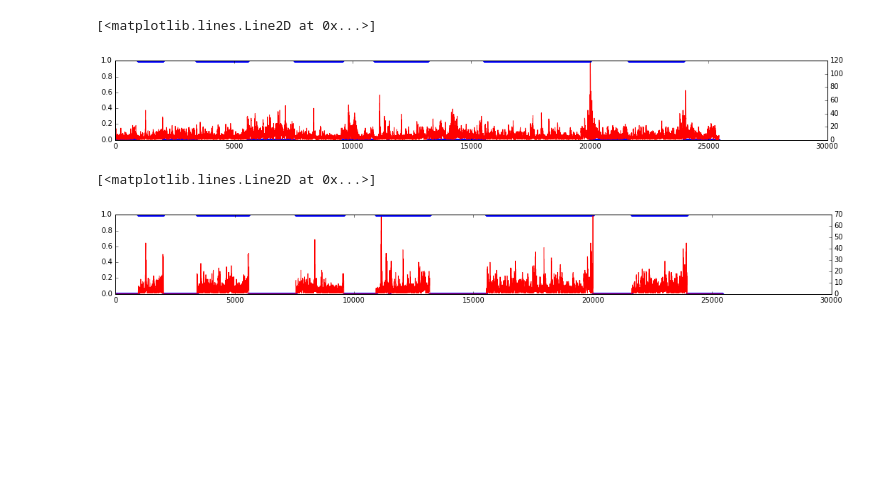
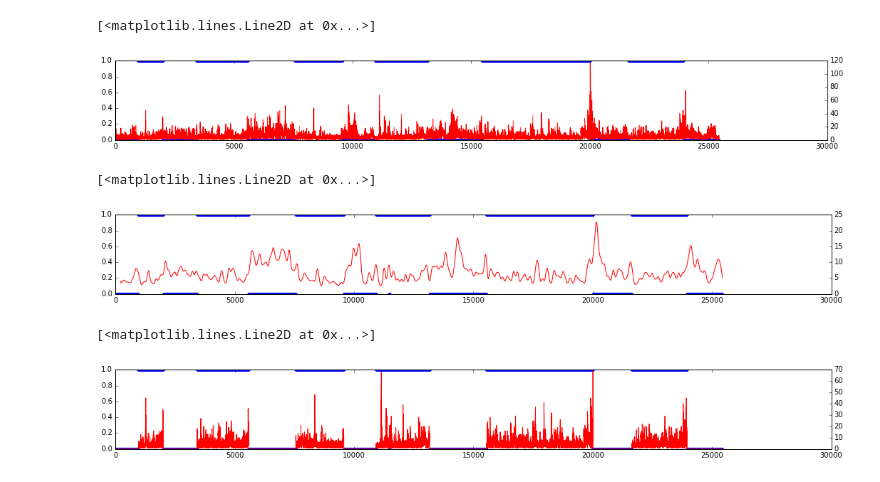
Before and after one commit to rwinslow/livebeat, a Jupyter notebook: Analytics-Week 2-Chat Segment Overlay-dota2ti_v82878048_720p30.ipynb, the cells around one changed output. Drawn from its saved outputs; the diff is of its cells as text; code cells hidden in the pictures; blank space fills up the shorter version.

Commit message:
Functional video classification. Check test_video_segmenting.py. Need to figure out scikit-learn warning. Suppressed for now.

```diff
--- a/Analytics-Week 2-Chat Segment Overlay-dota2ti_v82878048_720p30.ipynb
+++ b/Analytics-Week 2-Chat Segment Overlay-dota2ti_v82878048_720p30.ipynb
@@ -125,8 +125,21 @@ df.columns = ['second', 'game']
 smear_df = df.copy()
 
 # Import timecode data
-timecodes = pd.read_csv('./timecodes/timecodes_v82878048.csv', names=['start', 'stop'])
-timecodes = timecodes.astype(int)
+# timecodes = pd.read_csv('./timecodes/timecodes_v82878048.csv', names=['start', 'stop'])
+# timecodes = timecodes.astype(int)
+
+timecodes = pd.DataFrame([[57600,120600],
+[205200,334800],
+[338400,340200],
+[345600,347400],
+[450000,451800],
+[453600,574200],
+[657000,790200],
+[793800,795600],
+[927000,1200600],
+[1297800,1436400],
+[1521000,1522800],])
+timecodes.columns = ['start', 'stop']
 
 # Smear timecodes to remove anything < 30 seconds long
 smear_tc = timecodes[timecodes['stop'] - timecodes['start'] >= 30000].reset_index(drop=True)
@@ -145,6 +158,14 @@ ax2.plot(chat_freq.index, chat_freq['frequency'], '-r')
 # %% [output]
 [<matplotlib.lines.Line2D at 0x...>]
 [figure]
+# %%
+fig, ax1 = plt.subplots(figsize=(18,2))
+ax2 = ax1.twinx()
+ax1.plot(df.index, df['game'], '.b')
+ax2.plot(chat_freq.index, pd.DataFrame(chat_freq['frequency']).rolling(window=200, win_type='hamming').mean(), '-r')
+# %% [output]
+[<matplotlib.lines.Line2D at 0x...>]
+[figure, added]
 # %%
 df_copy = df[0:len(cf_copy)]
 cf_copy['game'] = df_copy['game']
```
Also changed, not shown: 8 other files.
